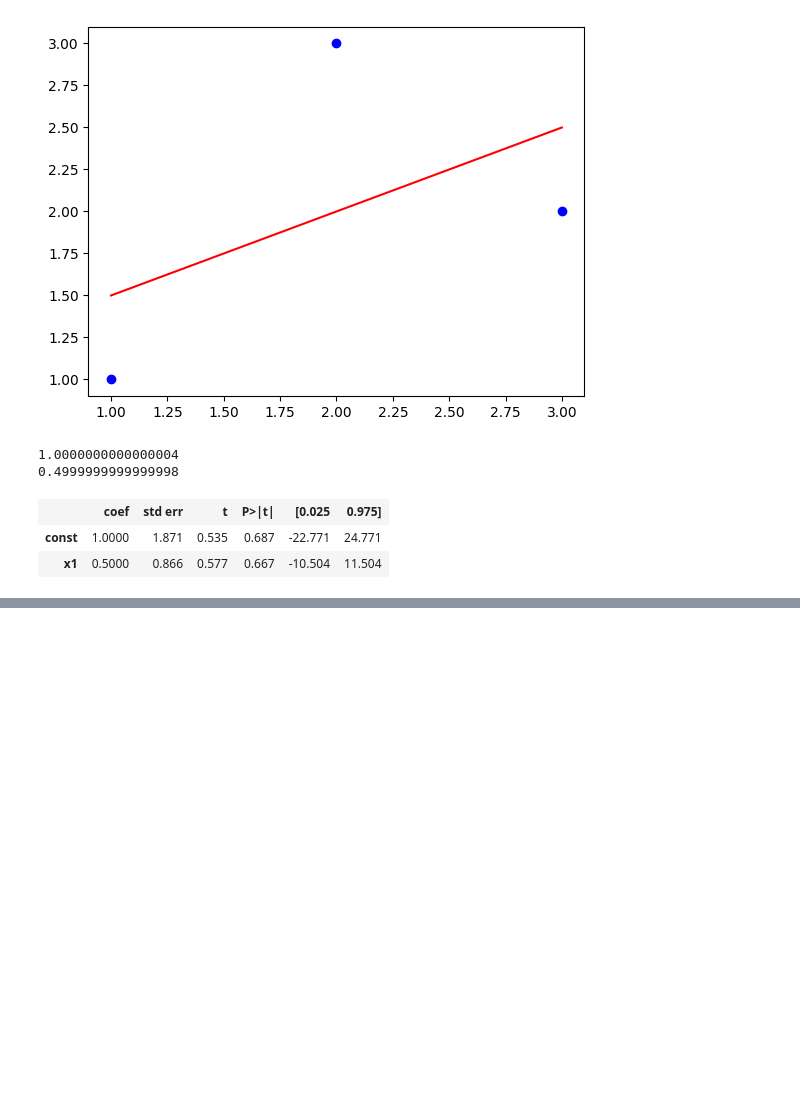
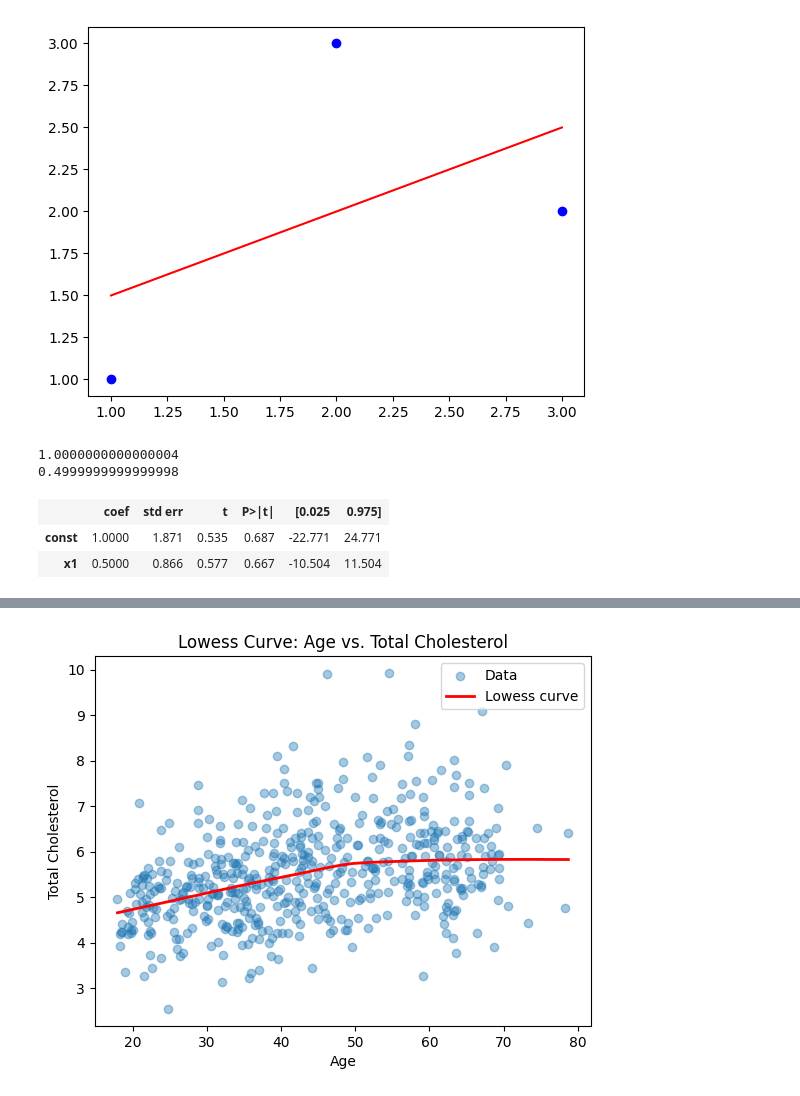
Before and after one commit to hoyedustin/harvard_chan, a Jupyter notebook: bst_220/hw_1.ipynb, the cells around one changed output, grey strips where cells are left out. Drawn from its saved outputs; the diff is of its cells as text; code cells hidden in the pictures; blank space fills up the shorter version.

```diff
--- a/bst_220/hw_1.ipynb
+++ b/bst_220/hw_1.ipynb
@@ -62,0 +151,16 @@ model_sm.summary().tables[1]
+# %%
+#ok now we are moving on to a lowess smoothing curve
+
+# age_1d and chol_1d are the 1D variables
+smoothed = lowess(chol_1d, age_1d)
+
+plt.scatter(age_1d, chol_1d, alpha=0.4, label="Data")
+plt.plot(smoothed[:, 0], smoothed[:, 1], color='red', linewidth=2, label="Lowess curve")
+plt.xlabel("Age")
+plt.ylabel("Total Cholesterol")
+plt.title("Lowess Curve: Age vs. Total Cholesterol")
+plt.legend()
+plt.savefig("lowess_curve.png", dpi=300, bbox_inches='tight')
+plt.show()
+# %% [output]
+[figure, added]
```
Also changed, not shown: parts of 29 cells of this notebook, 11 other files.
